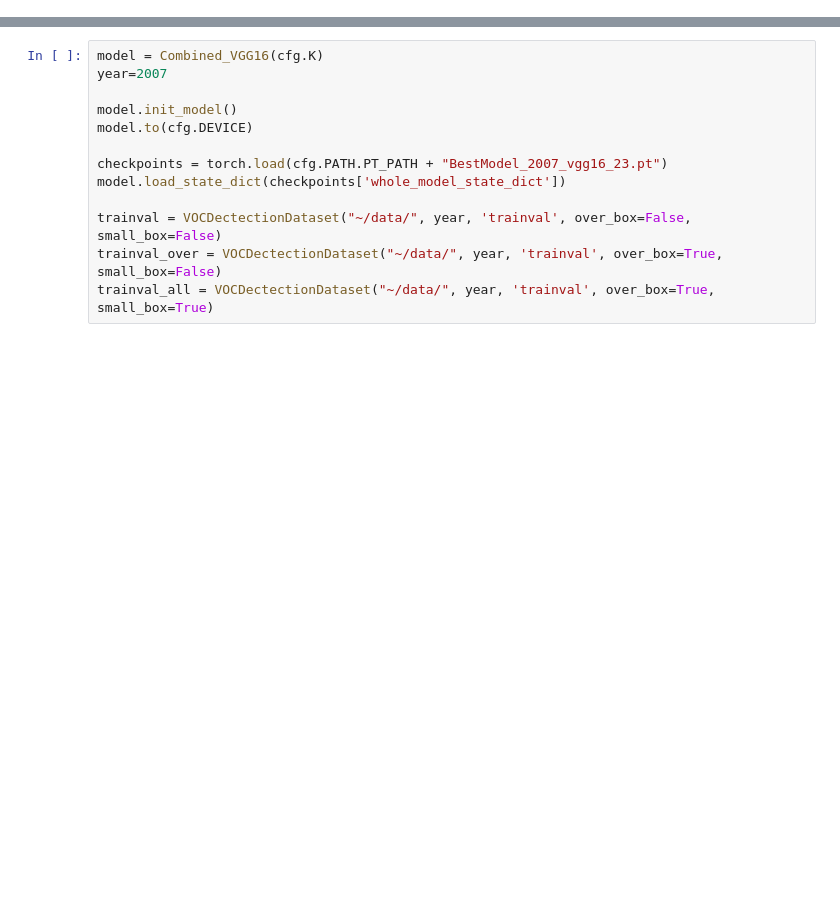
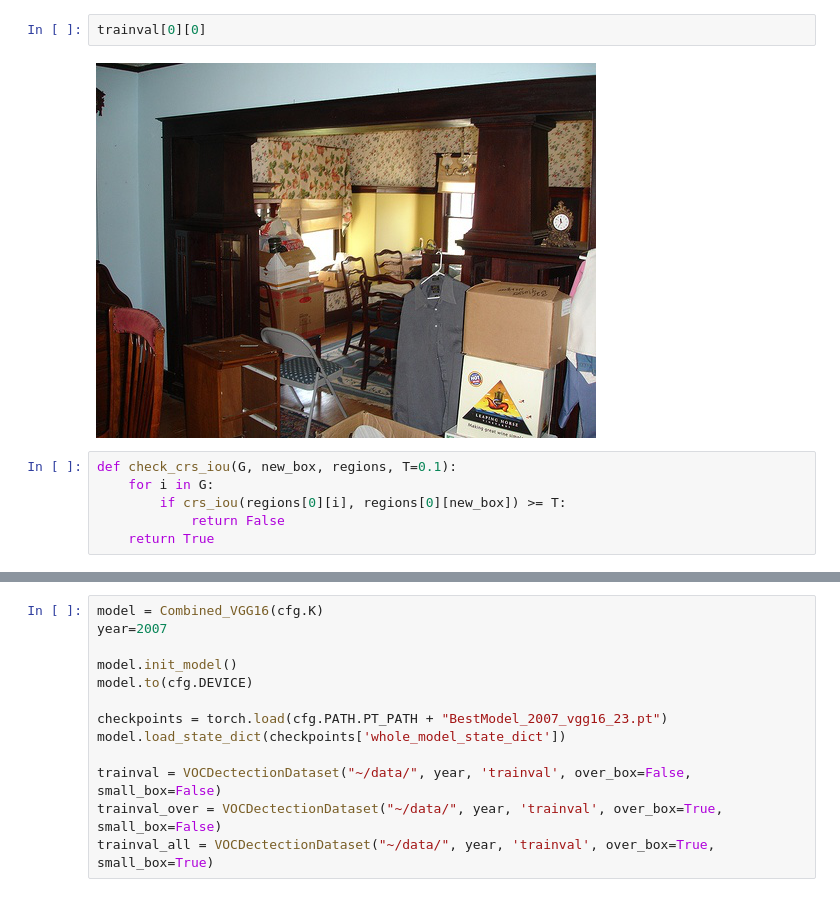
Before and after one commit to Muxv/OICR-pytorch, a Jupyter notebook: src/train.ipynb, the cells around one changed output, grey strips where cells are left out. Drawn from its saved outputs; the diff is of its cells as text; blank space fills up the shorter version.

```diff
--- a/src/train.ipynb
+++ b/src/train.ipynb
@@ -258,0 +370,10 @@ for epoch in tqdm(range(start_epoch, epochs+1), "Total"):
+# %%
+trainval[0][0]
+# %% [output]
+[figure, added]
+# %%
+def check_crs_iou(G, new_box, regions, T=0.1):
+    for i in G:
+        if crs_iou(regions[0][i], regions[0][new_box]) >= T:
+            return False
+    return True
```
Also changed, not shown: parts of 31 cells of this notebook, 10 other files.
